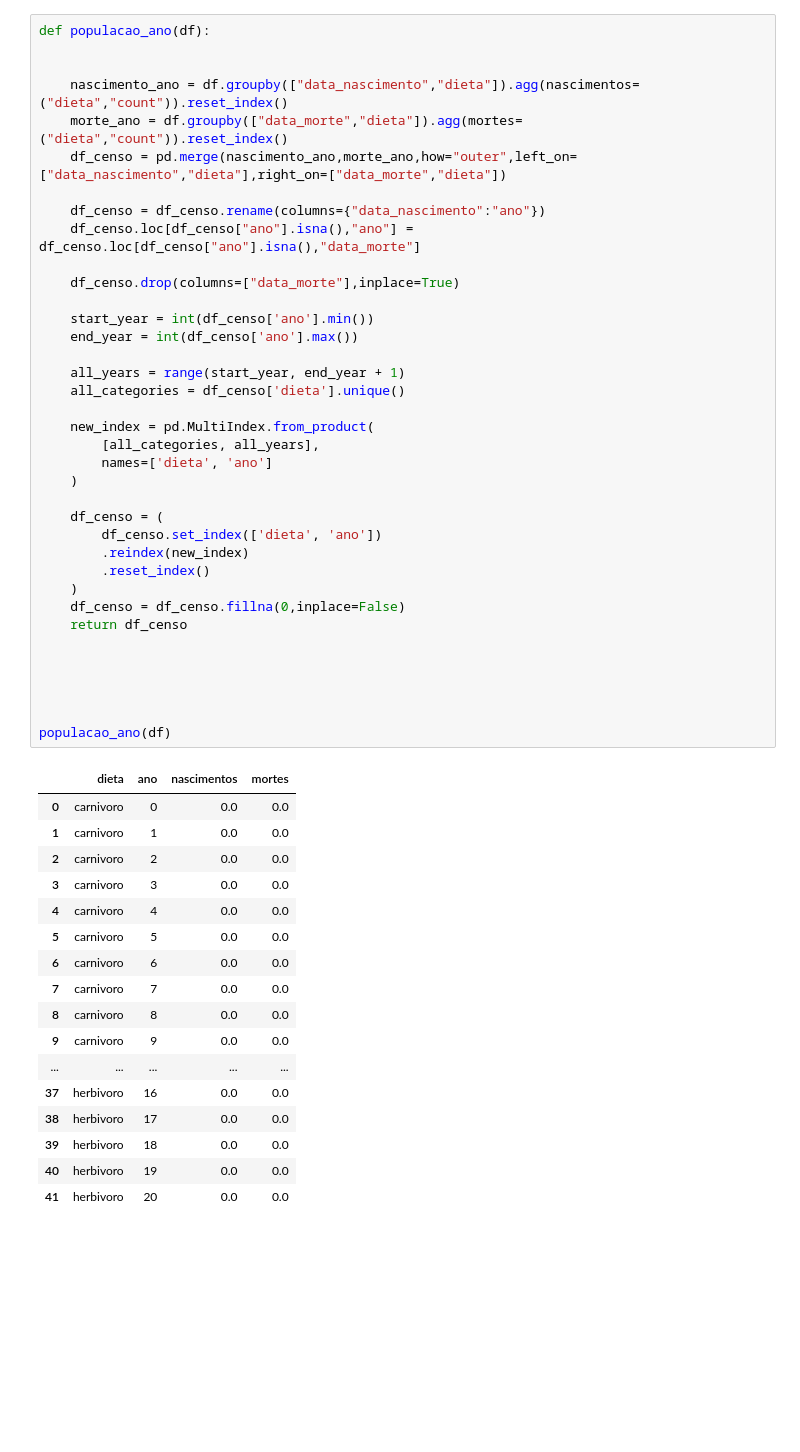
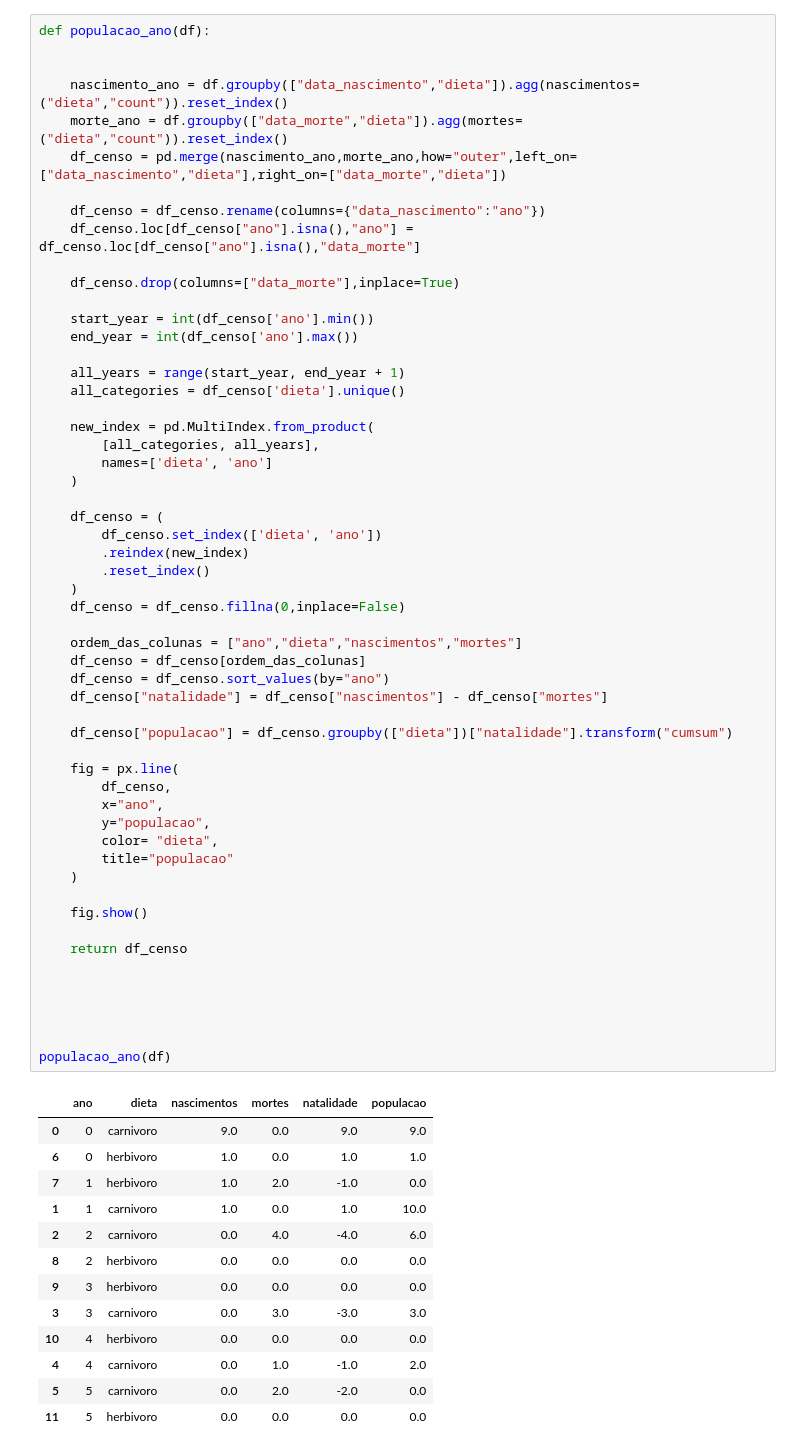
Before and after one commit to lucaswells007-dotcom/simulator, a Jupyter notebook: notebook.ipynb, the cells around one changed output. Cells and saved outputs as stored; diff of their text form; blank space fills up the shorter version.

```diff
--- a/notebook.ipynb
+++ b/notebook.ipynb
@@ -163,50 +176,64 @@ def populacao_ano(df):
     df_censo = df_censo.rename(columns={"data_nascimento":"ano"})
     df_censo.loc[df_censo["ano"].isna(),"ano"] = df_censo.loc[df_censo["ano"].isna(),"data_morte"]
 
     df_censo.drop(columns=["data_morte"],inplace=True)
 
     start_year = int(df_censo['ano'].min())
     end_year = int(df_censo['ano'].max())
 
     all_years = range(start_year, end_year + 1)
     all_categories = df_censo['dieta'].unique()
 
     new_index = pd.MultiIndex.from_product(
         [all_categories, all_years],
         names=['dieta', 'ano']
     )
 
     df_censo = (
         df_censo.set_index(['dieta', 'ano'])
         .reindex(new_index)
         .reset_index()
     )
     df_censo = df_censo.fillna(0,inplace=False)
+
+    ordem_das_colunas = ["ano","dieta","nascimentos","mortes"]
+    df_censo = df_censo[ordem_das_colunas]
+    df_censo = df_censo.sort_values(by="ano")
+    df_censo["natalidade"] = df_censo["nascimentos"] - df_censo["mortes"]
+
+    df_censo["populacao"] = df_censo.groupby(["dieta"])["natalidade"].transform("cumsum")
+
+    fig = px.line(
+        df_censo,
+        x="ano",
+        y="populacao",
+        color= "dieta",
+        title="populacao"
+    )
+
+    fig.show()
+
     return df_censo
 
 
 
 
 
 populacao_ano(df)
 # %% [output]
-|  | dieta | ano | nascimentos | mortes |
-| 0 | carnivoro | 0 | 0.0 | 0.0 |
-| 1 | carnivoro | 1 | 0.0 | 0.0 |
-| 2 | carnivoro | 2 | 0.0 | 0.0 |
-| 3 | carnivoro | 3 | 0.0 | 0.0 |
-| 4 | carnivoro | 4 | 0.0 | 0.0 |
-| 5 | carnivoro | 5 | 0.0 | 0.0 |
-| 6 | carnivoro | 6 | 0.0 | 0.0 |
-| 7 | carnivoro | 7 | 0.0 | 0.0 |
-| 8 | carnivoro | 8 | 0.0 | 0.0 |
-| 9 | carnivoro | 9 | 0.0 | 0.0 |
-| ... | ... | ... | ... | ... |
-| 37 | herbivoro | 16 | 0.0 | 0.0 |
-| 38 | herbivoro | 17 | 0.0 | 0.0 |
-| 39 | herbivoro | 18 | 0.0 | 0.0 |
-| 40 | herbivoro | 19 | 0.0 | 0.0 |
-| 41 | herbivoro | 20 | 0.0 | 0.0 |
+|  | ano | dieta | nascimentos | mortes | natalidade | populacao |
+| 0 | 0 | carnivoro | 9.0 | 0.0 | 9.0 | 9.0 |
+| 6 | 0 | herbivoro | 1.0 | 0.0 | 1.0 | 1.0 |
+| 7 | 1 | herbivoro | 1.0 | 2.0 | -1.0 | 0.0 |
+| 1 | 1 | carnivoro | 1.0 | 0.0 | 1.0 | 10.0 |
+| 2 | 2 | carnivoro | 0.0 | 4.0 | -4.0 | 6.0 |
+| 8 | 2 | herbivoro | 0.0 | 0.0 | 0.0 | 0.0 |
+| 9 | 3 | herbivoro | 0.0 | 0.0 | 0.0 | 0.0 |
+| 3 | 3 | carnivoro | 0.0 | 3.0 | -3.0 | 3.0 |
+| 10 | 4 | herbivoro | 0.0 | 0.0 | 0.0 | 0.0 |
+| 4 | 4 | carnivoro | 0.0 | 1.0 | -1.0 | 2.0 |
+| 5 | 5 | carnivoro | 0.0 | 2.0 | -2.0 | 0.0 |
+| 11 | 5 | herbivoro | 0.0 | 0.0 | 0.0 | 0.0 |
 # %%
 
 df.loc[df["idade"]<0]
```
Also changed, not shown: parts of 3 cells of this notebook.
